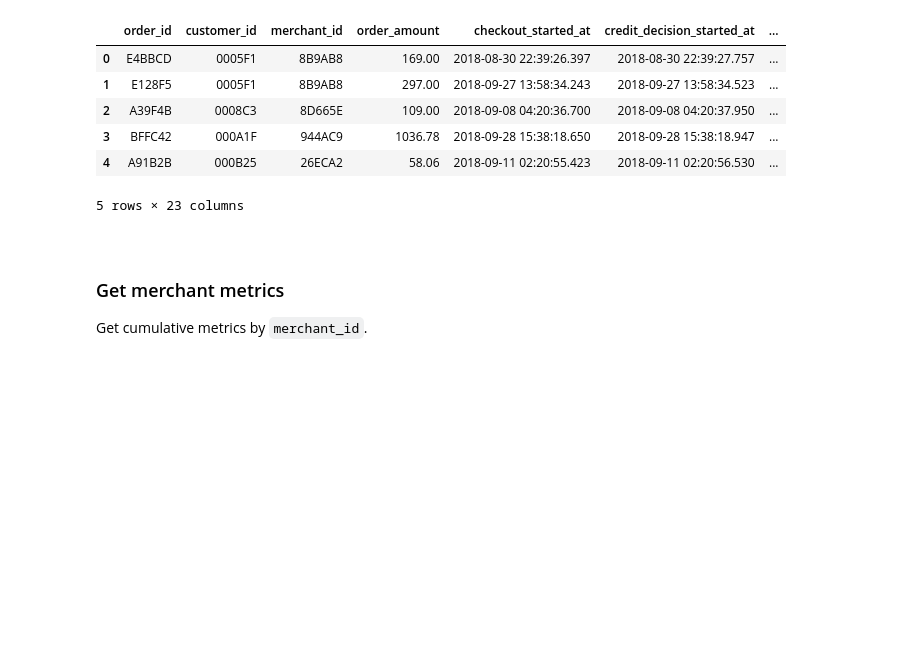
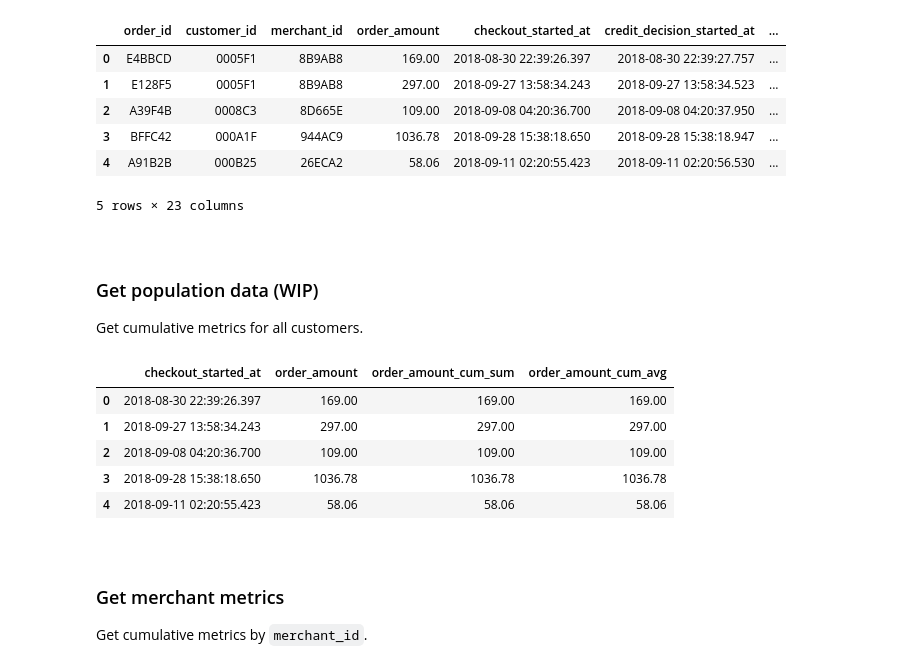
Before and after one commit to gordonsilvera/quadpay_analysis, a Jupyter notebook: notebooks/01_feature_engineering.ipynb, the cells around one changed output. Cells and saved outputs as stored; diff of their text form; code cells hidden in the pictures; blank space fills up the shorter version.

Commit message:
more updates data transformation, viz

```diff
--- a/notebooks/01_feature_engineering.ipynb
+++ b/notebooks/01_feature_engineering.ipynb
@@ -92,6 +92,28 @@ orders.head()
 | 3 | BFFC42 | 000A1F | 944AC9 | 1036.78 | 2018-09-28 15:38:18.650 | 2018-09-28 15:38:18.947 | ... |
 | 4 | A91B2B | 000B25 | 26ECA2 | 58.06 | 2018-09-11 02:20:55.423 | 2018-09-11 02:20:56.530 | ... |
 5 rows × 23 columns
+# %% [markdown]
+<br>
+
+### Get population data (WIP)
+Get cumulative metrics for all customers.
+# %%
+# get cumulative avg metrics
+population = orders[[
+    'checkout_started_at',
+    'order_amount',
+    'order_amount_cum_sum',
+    'order_amount_cum_avg',
+]]
+
+population.head()
+# %% [output]
+|  | checkout_started_at | order_amount | order_amount_cum_sum | order_amount_cum_avg |
+| 0 | 2018-08-30 22:39:26.397 | 169.00 | 169.00 | 169.00 |
+| 1 | 2018-09-27 13:58:34.243 | 297.00 | 297.00 | 297.00 |
+| 2 | 2018-09-08 04:20:36.700 | 109.00 | 109.00 | 109.00 |
+| 3 | 2018-09-28 15:38:18.650 | 1036.78 | 1036.78 | 1036.78 |
+| 4 | 2018-09-11 02:20:55.423 | 58.06 | 58.06 | 58.06 |
 # %% [markdown]
 <br>
 
```
